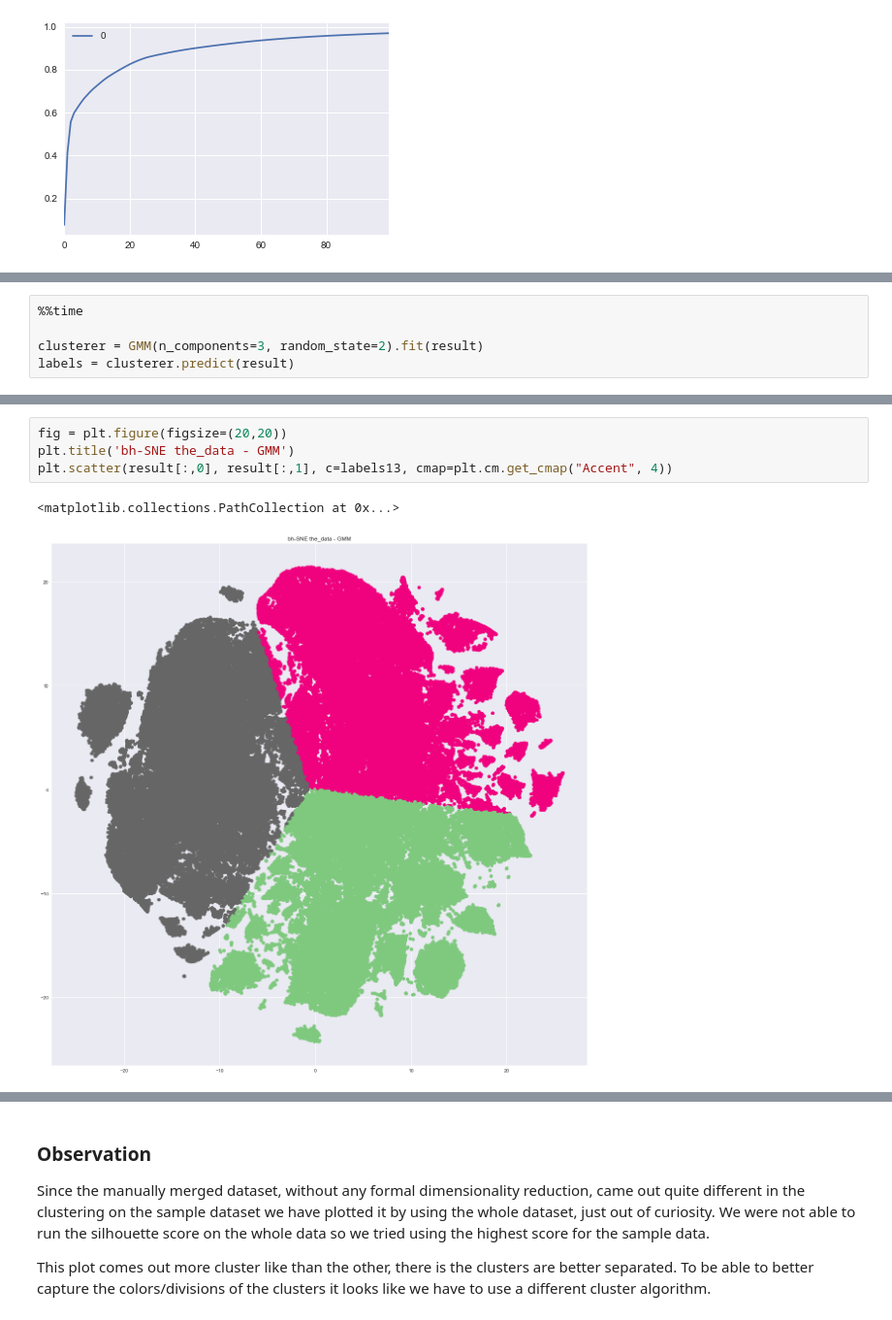
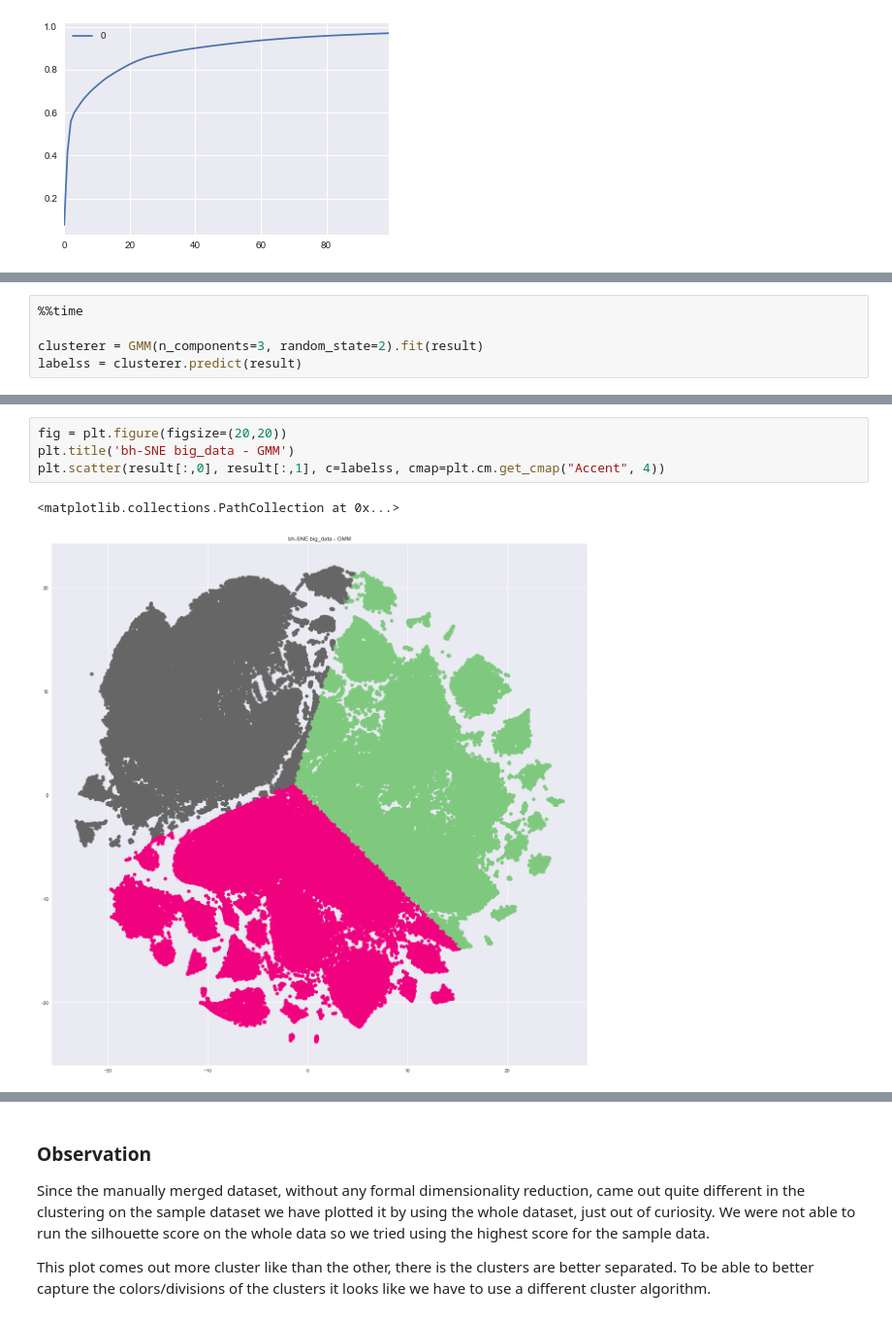
Before and after one commit to larahronn/atus_clustering, a Jupyter notebook: lara_cap/The_clusters.ipynb, the cells around one changed output, grey strips where cells are left out. Shown at 97% size. Drawn from its saved outputs; the diff is of its cells as text.

Commit message:
style: Setup and visualisation

```diff
--- a/lara_cap/The_clusters.ipynb
+++ b/lara_cap/The_clusters.ipynb
@@ -560,5 +586,5 @@ Wall time: 41min
 %%time
 
 clusterer = GMM(n_components=3, random_state=2).fit(result)
-labels = clusterer.predict(result)
+labelss = clusterer.predict(result)
 # %% [output]
@@ -572,7 +615,7 @@ labels13 = km.labels_
 # %%
 fig = plt.figure(figsize=(20,20))
-plt.title('bh-SNE the_data - GMM')
-plt.scatter(result[:,0], result[:,1], c=labels13, cmap=plt.cm.get_cmap("Accent", 4))
+plt.title('bh-SNE big_data - GMM')
+plt.scatter(result[:,0], result[:,1], c=labelss, cmap=plt.cm.get_cmap("Accent", 4))
 # %% [output]
 <matplotlib.collections.PathCollection at 0x...>
-[figure, old version]
+[figure, new version]
```
Also changed, not shown: parts of 49 cells of this notebook, 3 other files.
